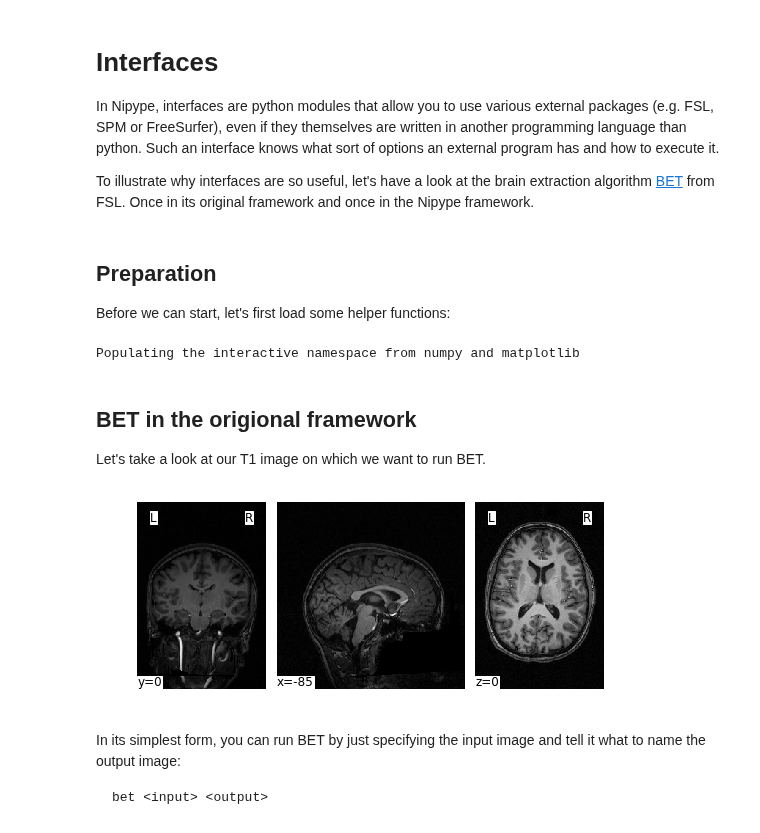
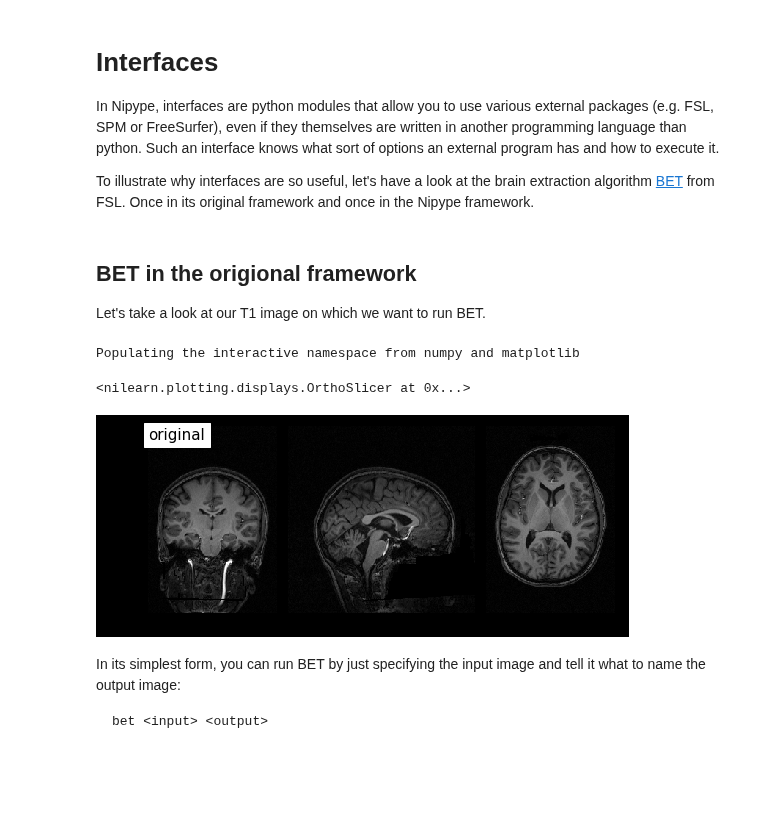
Before and after one commit to miykael/nipype_tutorial, a Jupyter notebook: notebooks/basic_interfaces.ipynb, the cells around one changed output. Saved outputs shown, nothing was run; the diff lists cells and outputs as text; code cells hidden in the pictures; blank space fills up the shorter version.

```diff
--- a/notebooks/basic_interfaces.ipynb
+++ b/notebooks/basic_interfaces.ipynb
@@ -4,36 +4,19 @@
 In Nipype, interfaces are python modules that allow you to use various external packages (e.g. FSL, SPM or FreeSurfer), even if they themselves are written in another programming language than python. Such an interface knows what sort of options an external program has and how to execute it.
 
 To illustrate why interfaces are so useful, let's have a look at the brain extraction algorithm [BET](http://fsl.fmrib.ox.ac.uk/fsl/fslwiki/BET) from FSL. Once in its original framework and once in the Nipype framework.
-# %% [markdown]
-## Preparation
-
-Before we can start, let's first load some helper functions:
-# %%
-%pylab inline
-import nibabel as nb
-from nipy.labs.viz import plot_anat
-
-# Let's create a short helper function to plot 3D NIfTI images
-def plot_nifti(fname):
-
-    # Load the image
-    img = nb.load(fname)
-    data = img.get_data()
-    affine = img.affine
-
-    # Plot NIfTI
-    plot_anat(anat=data, anat_affine=affine,
-              cut_coords=(-85, 0, 0), draw_cross=False)
-# %% [output]
-Populating the interactive namespace from numpy and matplotlib
 # %% [markdown]
 ## BET in the origional framework
 
 Let's take a look at our T1 image on which we want to run BET.
 # %%
-plot_nifti("/data/ds102/sub-01/anat/sub-01_T1w.nii.gz")
+%pylab inline
+from nilearn.plotting import plot_anat
+plot_anat('/data/ds102/sub-01/anat/sub-01_T1w.nii.gz', title='original',
+          display_mode='ortho', dim=-1, draw_cross=False, annotate=False)
 # %% [output]
+Populating the interactive namespace from numpy and matplotlib
+<nilearn.plotting.displays.OrthoSlicer at 0x...>
-[figure, old version]
+[figure, new version]
 # %% [markdown]
 In its simplest form, you can run BET by just specifying the input image and tell it what to name the output image:
 
```
Also changed, not shown: parts of 4 cells of this notebook, 17 other files.
